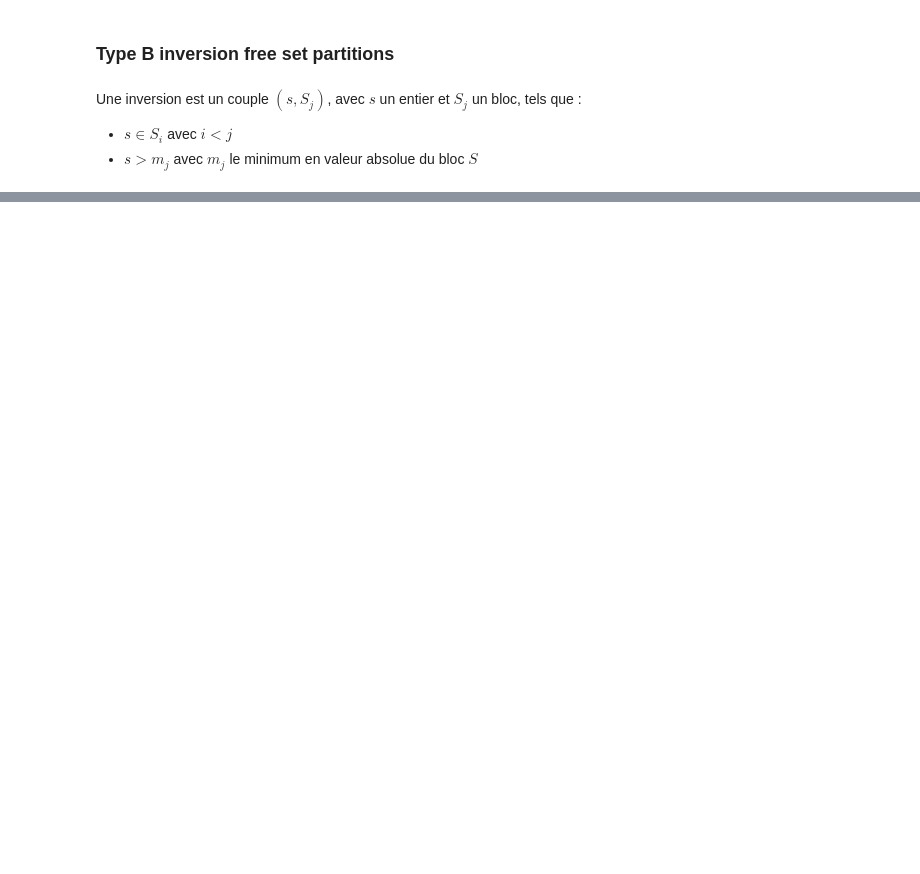
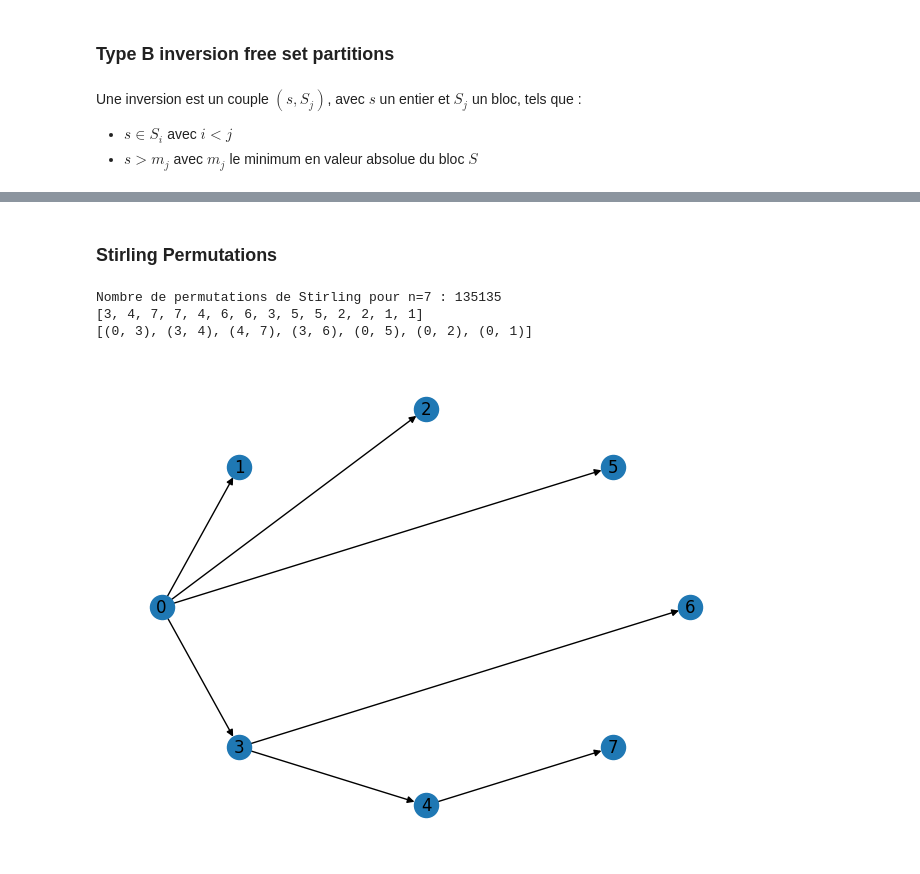
Before and after one commit to Romain-Gerard/algo, a Jupyter notebook: combinatoire_bases.ipynb, the cells around one changed output, grey strips where cells are left out. Drawn from its saved outputs; the diff is of its cells as text; code cells hidden in the pictures; blank space fills up the shorter version.

Commit message:
Changes to be committed: 	modified:   combinatoire_bases.ipynb

```diff
--- a/combinatoire_bases.ipynb
+++ b/combinatoire_bases.ipynb
@@ -1204,0 +1236,13 @@ df
+# %%
+n = 4
+# Générer toutes les partitions de type A.
+E = list(range(1, n+1))
+parts_A = partitionne_bell(E)
+# Générer toutes les partitions de type B à partir des partitions de type A.
+parts_B = get_all_parts_B_from_A(parts_A, complete=True)
+# Récupérer les merged free inversion free
+parts_B_mf_if = [part for part in parts_B if is_merge_free(part) and is_inversion_free(part)]
+
+# Afficher les partitions mf-if
+for i in range(len(parts_B_mf_if)):
+    print("MIF", parts_B_mf_if[i], "typeA", parts_A[i])
@@ -1204,0 +1308,2 @@ df
+# %% [markdown]
+### Stirling Permutations
@@ -1204,0 +1335,38 @@ df
+# %%
+def generate_stirling_permutations_rec(n):
+    """
+    Version récursive.
+    """
+    # Cas de base
+    if n == 1:
+        return [[1, 1]]
+
+    all_perm = []
+    for perm in generate_stirling_permutations_rec(n - 1):
+        # On insère nn à chaque position possible
+        for i in range(len(perm) + 1):
+            new_perm = perm[:i] + 2*[n] + perm[i:]
+            all_perm.append(new_perm)
+
+    return all_perm
+
+
+# Exemple
+n = 7
+A = list(range(1, n + 1))
+permutations = generate_stirling_permutations_rec(n)
+print(f"Nombre de permutations de Stirling pour n={n} : {len(permutations)}")
+print(permutations[1900])
+
+# Afficher un arbre
+graph = get_tree_from_stir_perm(permutations[1900])
+print(graph)
+
+G = nx.DiGraph()
+G.add_edges_from(graph)
+nx.draw_shell(G, with_labels=True)
+# %% [output]
+Nombre de permutations de Stirling pour n=7 : 135135
+[3, 4, 7, 7, 4, 6, 6, 3, 5, 5, 2, 2, 1, 1]
+[(0, 3), (3, 4), (4, 7), (3, 6), (0, 5), (0, 2), (0, 1)]
+[figure, added]
```
Also changed, not shown: parts of 15 cells of this notebook.
